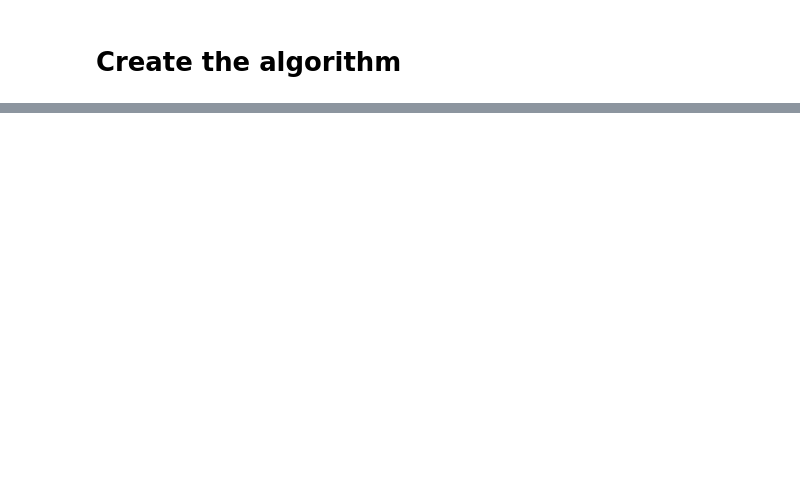
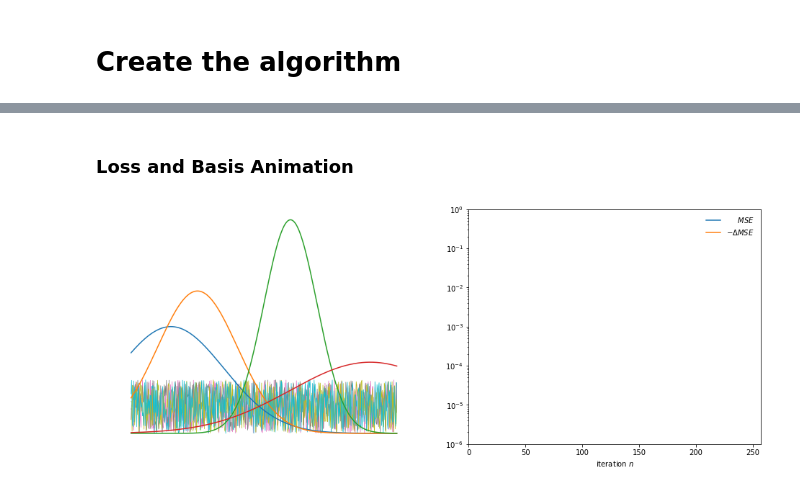
Before and after one commit to yliapis/blog, a Jupyter notebook: notebooks/Non-Negative-Matrix-Factorization.ipynb, the cells around one changed output, grey strips where cells are left out. Saved outputs shown, nothing was run; the diff lists cells and outputs as text; code cells hidden in the pictures; blank space fills up the shorter version.

```diff
--- a/notebooks/Non-Negative-Matrix-Factorization.ipynb
+++ b/notebooks/Non-Negative-Matrix-Factorization.ipynb
@@ -158,0 +205,54 @@ plt.plot(model.features_)
+# %% [markdown]
+### Loss and Basis Animation
+# %%
+fig = plt.figure(figsize=(16,6))
+
+### first, plot basis functions
+
+W_trace = np.array(model.features_trace_)
+
+plt.subplot(1,2,1)
+
+lines = []
+for w,c in zip(W_trace[0].T, ["#e377c2", "#7f7f7f", "#bcbd22", "#17becf"]):
+    lines.append( plt.plot(w, c, lw=.75)[0] )
+
+for g,c in zip(G.T, ["#1f77b4", "#ff7f0e", "#2ca02c", "#d62728"]):
+    plt.plot(g, c)
+
+plt.axis('off')
+
+### next, plot
+
+plt.subplot(1,2,2)
+
+line_loss, = plt.semilogy([], [], label="     $MSE$")
+line_grad, = plt.semilogy([], [], label="$ - \Delta MSE$")
+point_loss = plt.scatter
+plt.xlim([0, len(W_trace)])
+plt.ylim([10**-6, 1])
+plt.xlabel("iteration $n$", )
+
+plt.legend(frameon=False)
+
+### create the animation
+n_vec = np.arange(len(model.loss_))
+t = np.arange(W_trace.shape[1])
+model.grad_ = -np.diff(model.loss_)
+loss, grad = model.loss_, model.grad_
+def update_fig(i):
+    # update lines
+    for line,w in zip(lines, W_trace[i].T):
+        line.set_data(t, w)
+    # update loss lines
+    line_loss.set_data(n_vec[:i+1], loss[:i+1])
+    line_grad.set_data(n_vec[1:i+1], grad[:i])
+    # update iteration count
+
+n_frames = len(W_trace)
+#n_frames = 16
+anim = FuncAnimation(fig, update_fig, frames=n_frames, interval=60) #W_trace.shape[0])
+
+#HTML(anim.to_html5_video())
+# %% [output]
+[figure, added]
```
Also changed, not shown: parts of 17 cells of this notebook, 9 other files.
